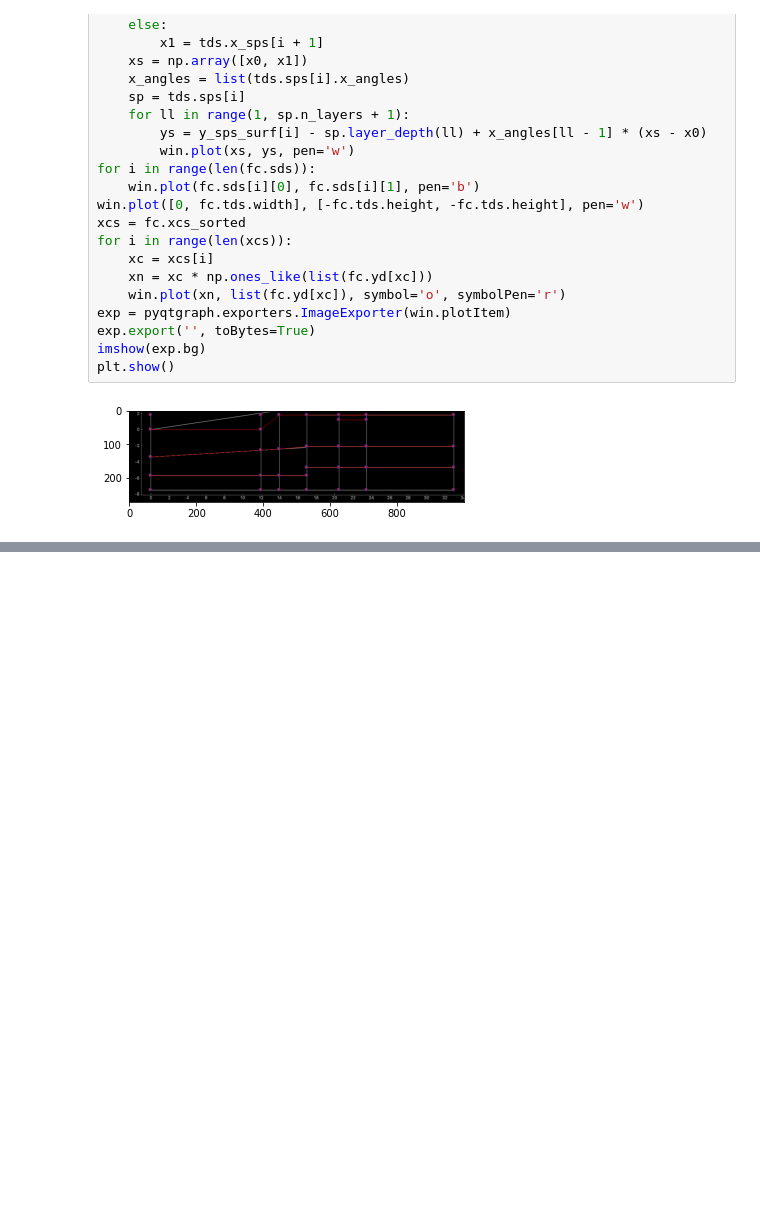
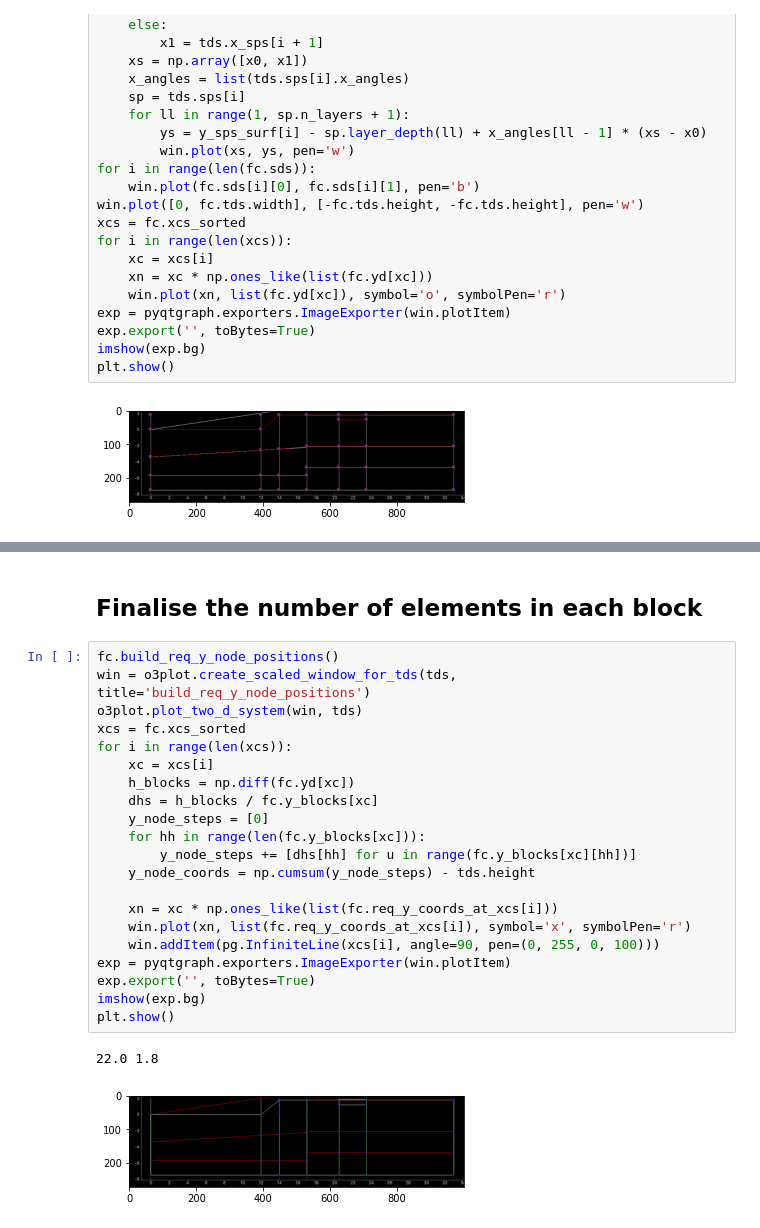
Before and after one commit to eng-tools/sfsimodels, a Jupyter notebook: examples/example_mesh_w_vary_y.ipynb, the cells around one changed output, grey strips where cells are left out. Saved outputs shown, nothing was run; the diff lists cells and outputs as text; blank space fills up the shorter version.

```diff
--- a/examples/example_mesh_w_vary_y.ipynb
+++ b/examples/example_mesh_w_vary_y.ipynb
@@ -126,0 +234,26 @@ plt.show()
+# %% [markdown]
+## Finalise the number of elements in each block
+# %%
+fc.build_req_y_node_positions()
+win = o3plot.create_scaled_window_for_tds(tds, title='build_req_y_node_positions')
+o3plot.plot_two_d_system(win, tds)
+xcs = fc.xcs_sorted
+for i in range(len(xcs)):
+    xc = xcs[i]
+    h_blocks = np.diff(fc.yd[xc])
+    dhs = h_blocks / fc.y_blocks[xc]
+    y_node_steps = [0]
+    for hh in range(len(fc.y_blocks[xc])):
+        y_node_steps += [dhs[hh] for u in range(fc.y_blocks[xc][hh])]
+    y_node_coords = np.cumsum(y_node_steps) - tds.height
+
+    xn = xc * np.ones_like(list(fc.req_y_coords_at_xcs[i]))
+    win.plot(xn, list(fc.req_y_coords_at_xcs[i]), symbol='x', symbolPen='r')
+    win.addItem(pg.InfiniteLine(xcs[i], angle=90, pen=(0, 255, 0, 100)))
+exp = pyqtgraph.exporters.ImageExporter(win.plotItem)
+exp.export('', toBytes=True)
+imshow(exp.bg)
+plt.show()
+# %% [output]
+22.0 1.8
+[figure, added]
```
Also changed, not shown: parts of 16 cells of this notebook, 2 other files.
